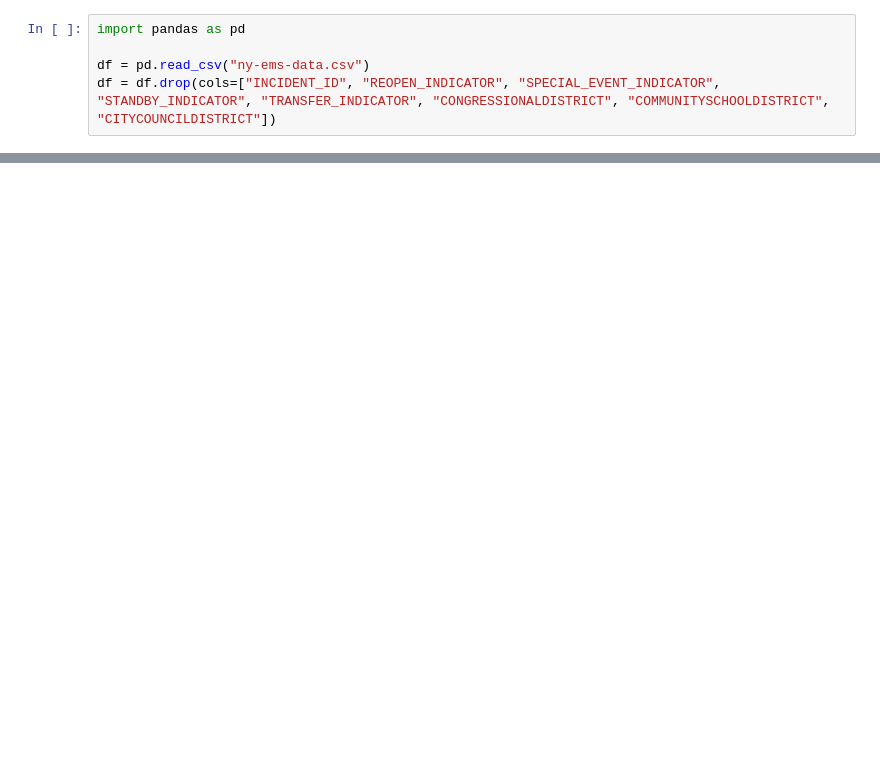
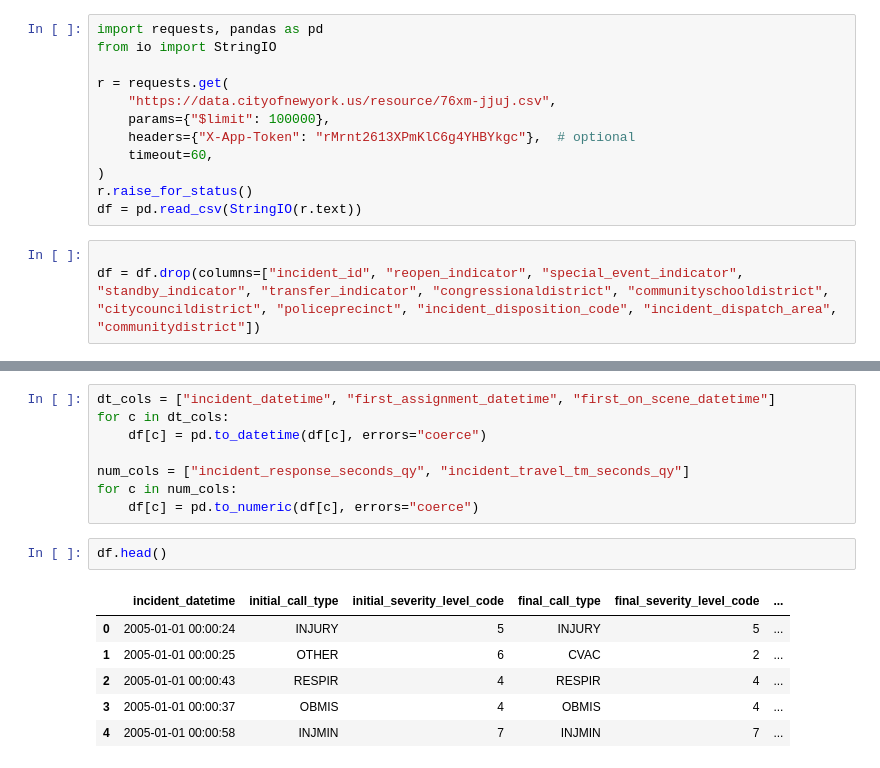
Before and after one commit to Mellerayba/Team-Grease-IBMZDatathon2026, a Jupyter notebook: notebooks/HarryRowlands.ipynb, the cells around one changed output, grey strips where cells are left out. Cells and saved outputs as stored; diff of their text form; blank space fills up the shorter version.

```diff
--- a/notebooks/HarryRowlands.ipynb
+++ b/notebooks/HarryRowlands.ipynb
@@ -1,5 +1,15 @@
+# %%
+import requests, pandas as pd
+from io import StringIO
+
+r = requests.get(
+    "https://data.cityofnewyork.us/resource/76xm-jjuj.csv",
+    params={"$limit": 100000},
+    headers={"X-App-Token": "rMrnt2613XPmKlC6g4YHBYkgc"},  # optional
+    timeout=60,
+)
+r.raise_for_status()
+df = pd.read_csv(StringIO(r.text))
 # %%
-import pandas as pd
 
-df = pd.read_csv("ny-ems-data.csv")
-df = df.drop(cols=["INCIDENT_ID", "REOPEN_INDICATOR", "SPECIAL_EVENT_INDICATOR", "STANDBY_INDICATOR", "TRANSFER_INDICATOR", "CONGRESSIONALDISTRICT", "COMMUNITYSCHOOLDISTRICT", "CITYCOUNCILDISTRICT"])
+df = df.drop(columns=["incident_id", "reopen_indicator", "special_event_indicator", "standby_indicator", "transfer_indicator", "congressionaldistrict", "communityschooldistrict", "citycouncildistrict", "policeprecinct", "incident_disposition_code", "incident_dispatch_area", "communitydistrict"])
@@ -8,0 +16,17 @@ ReadTimeout: HTTPSConnectionPool(host='data.cityofnewyork.us', port=443): Read t
+# %%
+dt_cols = ["incident_datetime", "first_assignment_datetime", "first_on_scene_datetime"]
+for c in dt_cols:
+    df[c] = pd.to_datetime(df[c], errors="coerce")
+
+num_cols = ["incident_response_seconds_qy", "incident_travel_tm_seconds_qy"]
+for c in num_cols:
+    df[c] = pd.to_numeric(df[c], errors="coerce")
+# %%
+df.head()
+# %% [output]
+|  | incident_datetime | initial_call_type | initial_severity_level_code | final_call_type | final_severity_level_code | ... |
+| 0 | 2005-01-01 00:00:24 | INJURY | 5 | INJURY | 5 | ... |
+| 1 | 2005-01-01 00:00:25 | OTHER | 6 | CVAC | 2 | ... |
+| 2 | 2005-01-01 00:00:43 | RESPIR | 4 | RESPIR | 4 | ... |
+| 3 | 2005-01-01 00:00:37 | OBMIS | 4 | OBMIS | 4 | ... |
+| 4 | 2005-01-01 00:00:58 | INJMIN | 7 | INJMIN | 7 | ... |
```
Also changed, not shown: parts of 1 cell of this notebook, 6 other files.
